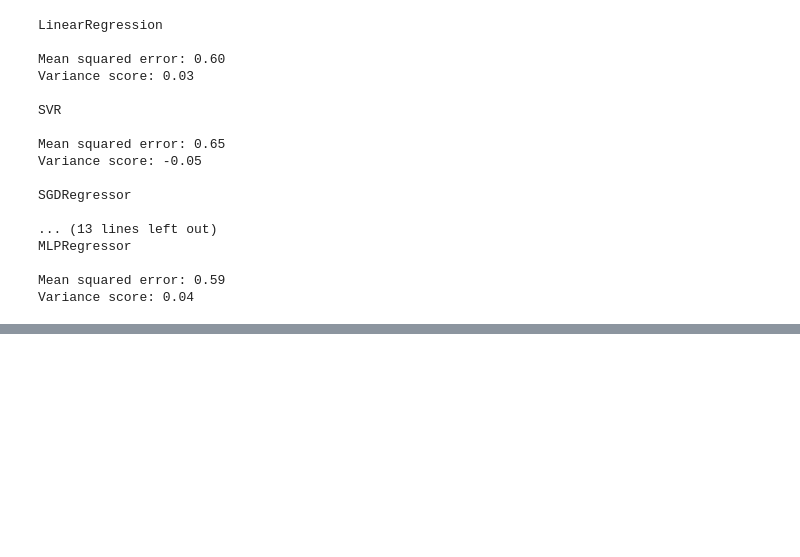
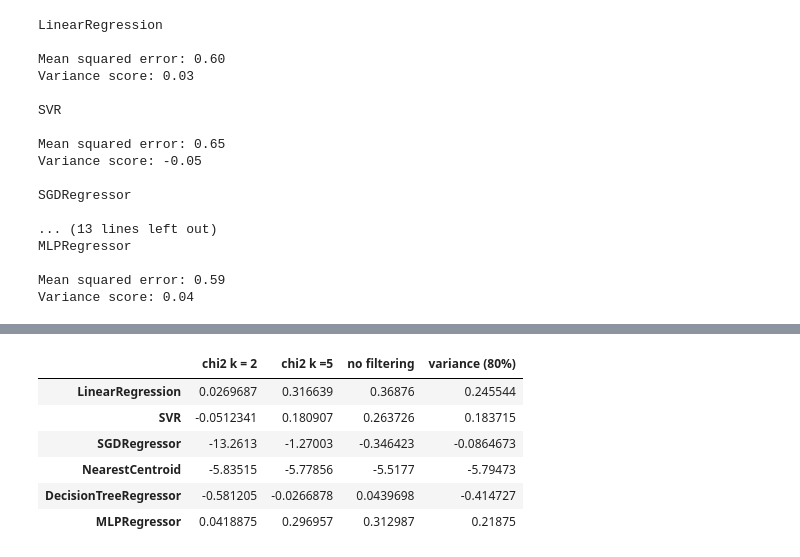
Before and after one commit to ninofabrizio/DataScience, a Jupyter notebook: T1/T1.2/Regression.ipynb, the cells around one changed output, grey strips where cells are left out. Cells and saved outputs as stored; diff of their text form; code cells hidden in the pictures; blank space fills up the shorter version.

```diff
--- a/T1/T1.2/Regression.ipynb
+++ b/T1/T1.2/Regression.ipynb
@@ -279,0 +282,25 @@ tabela.style.\
+# %%
+tabelaerros = pd.DataFrame(data={'no filtering':error0,'variance (80%)':error1,'chi2 k = 2':error2,'chi2 k =5':error3},
+                      index=[method.__class__.__name__ for method in methods])
+
+
+def color_negative_red(val):
+    color = 'red' if val < 0 else 'black'
+    return 'color: %s' % color
+
+def highlight_max(s):
+    is_max = s == s.max()
+    return ['background-color: yellow' if v else '' for v in is_max]
+
+
+tabelascores.style.\
+    applymap(color_negative_red).\
+    apply(highlight_max)
+# %% [output]
+|  | chi2 k = 2 | chi2 k =5 | no filtering | variance (80%) |
+| LinearRegression | 0.0269687 | 0.316639 | 0.36876 | 0.245544 |
+| SVR | -0.0512341 | 0.180907 | 0.263726 | 0.183715 |
+| SGDRegressor | -13.2613 | -1.27003 | -0.346423 | -0.0864673 |
+| NearestCentroid | -5.83515 | -5.77856 | -5.5177 | -5.79473 |
+| DecisionTreeRegressor | -0.581205 | -0.0266878 | 0.0439698 | -0.414727 |
+| MLPRegressor | 0.0418875 | 0.296957 | 0.312987 | 0.21875 |
```
Also changed, not shown: parts of 9 cells of this notebook.
